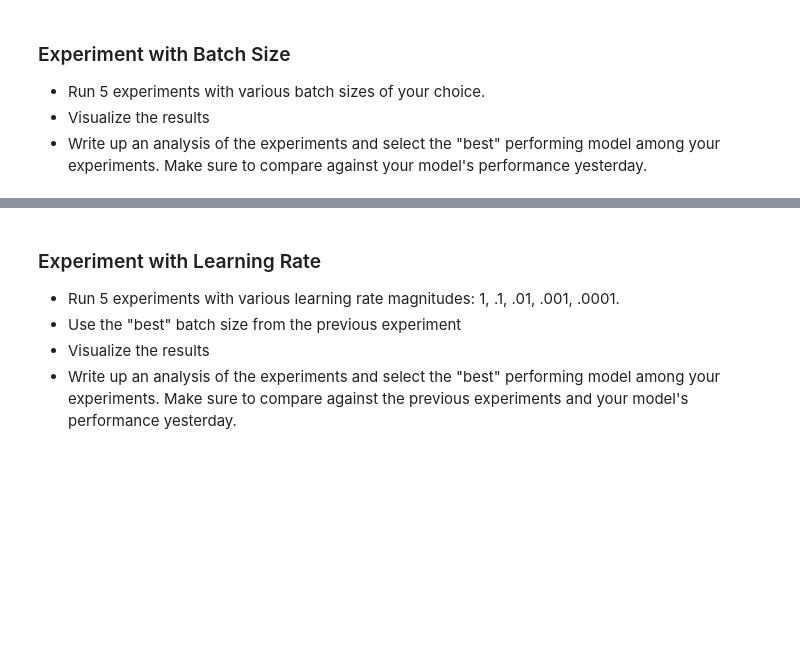
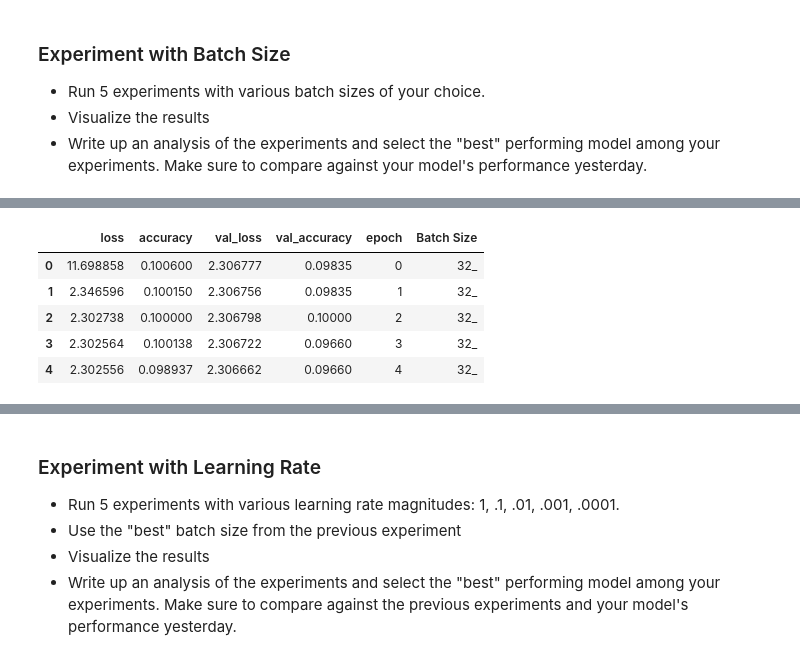
Before and after one commit to IvanCampos11/DS-Unit-4-Sprint-2-Neural-Networks, a Jupyter notebook: module2-Train/LS_DS_432_Train_Assignment.ipynb, the cells around one changed output, grey strips where cells are left out. Saved outputs shown, nothing was run; the diff lists cells and outputs as text; code cells hidden in the pictures; blank space fills up the shorter version.

```diff
--- a/module2-Train/LS_DS_432_Train_Assignment.ipynb
+++ b/module2-Train/LS_DS_432_Train_Assignment.ipynb
@@ -84,7 +117,7 @@ bt_default = quickdraw_model_32.fit(X_train, y_train,
 # %%
 quickdraw_model_8 = create_model()
 
-bt_default = quickdraw_model_8.fit(X_train, y_train,
+bt_8 = quickdraw_model_8.fit(X_train, y_train,
                                 epochs=25,
-                                batch_size=32,
+                                batch_size=8,
                                 validation_data=(X_test, y_test))
@@ -111,0 +217,24 @@ bt_default = quickdraw_model_64.fit(X_train, y_train,
+# %%
+import seaborn as sns
+import pandas as pd
+
+batch_sizes = []
+
+for exp, result in zip([bt_default, bt_8, bt_512, bt_64, bt_16], ["32_", "8_", "512_", "64_", "16_"]):
+
+  df = pd.DataFrame.from_dict(exp.history)
+  df['epoch'] = df.index.values
+  df['Batch Size'] = result
+
+  batch_sizes.append(df)
+
+df = pd.concat(batch_sizes)
+df['Batch Size'] = df['Batch Size'].astype('str')
+df.head()
+# %% [output]
+|  | loss | accuracy | val_loss | val_accuracy | epoch | Batch Size |
+| 0 | 11.698858 | 0.100600 | 2.306777 | 0.09835 | 0 | 32_ |
+| 1 | 2.346596 | 0.100150 | 2.306756 | 0.09835 | 1 | 32_ |
+| 2 | 2.302738 | 0.100000 | 2.306798 | 0.10000 | 2 | 32_ |
+| 3 | 2.302564 | 0.100138 | 2.306722 | 0.09660 | 3 | 32_ |
+| 4 | 2.302556 | 0.098937 | 2.306662 | 0.09660 | 4 | 32_ |
```
Also changed, not shown: parts of 14 cells of this notebook.
